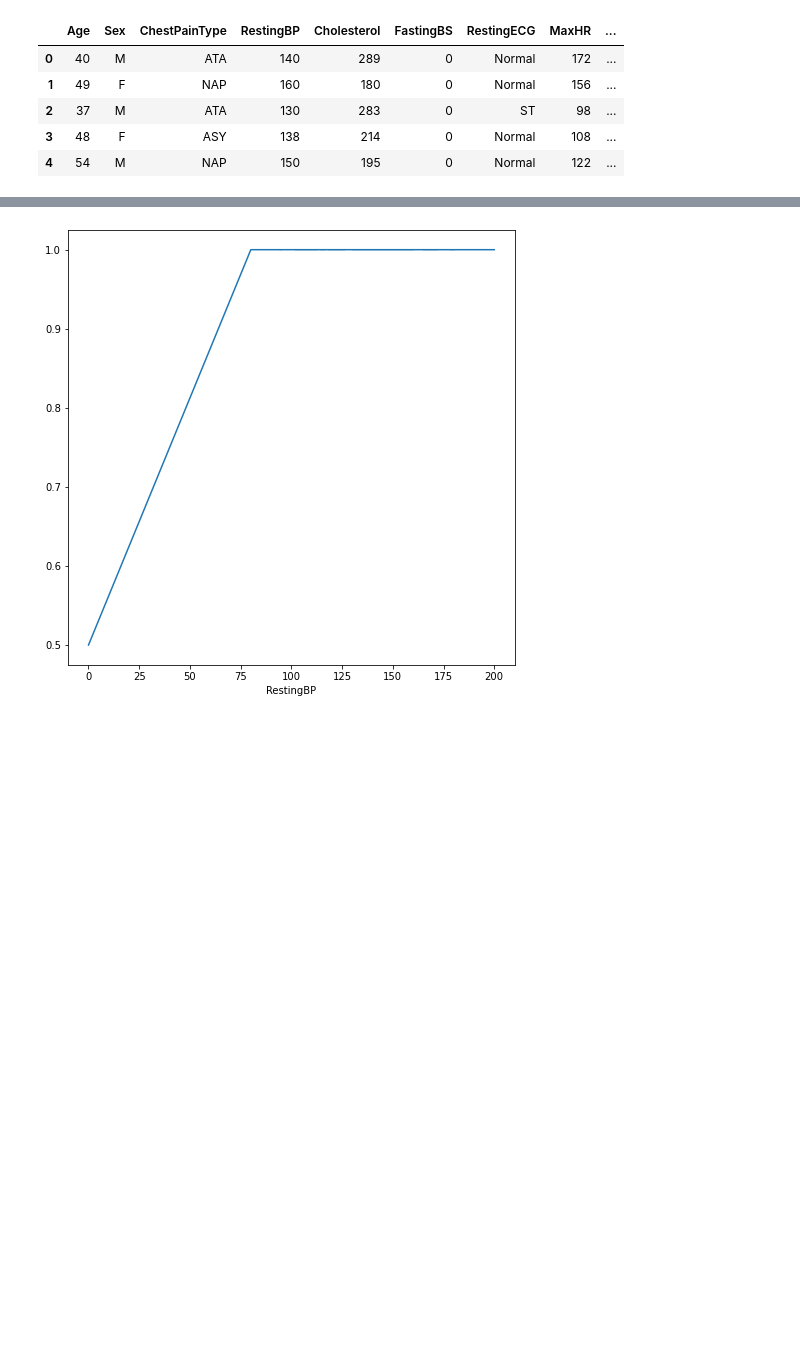
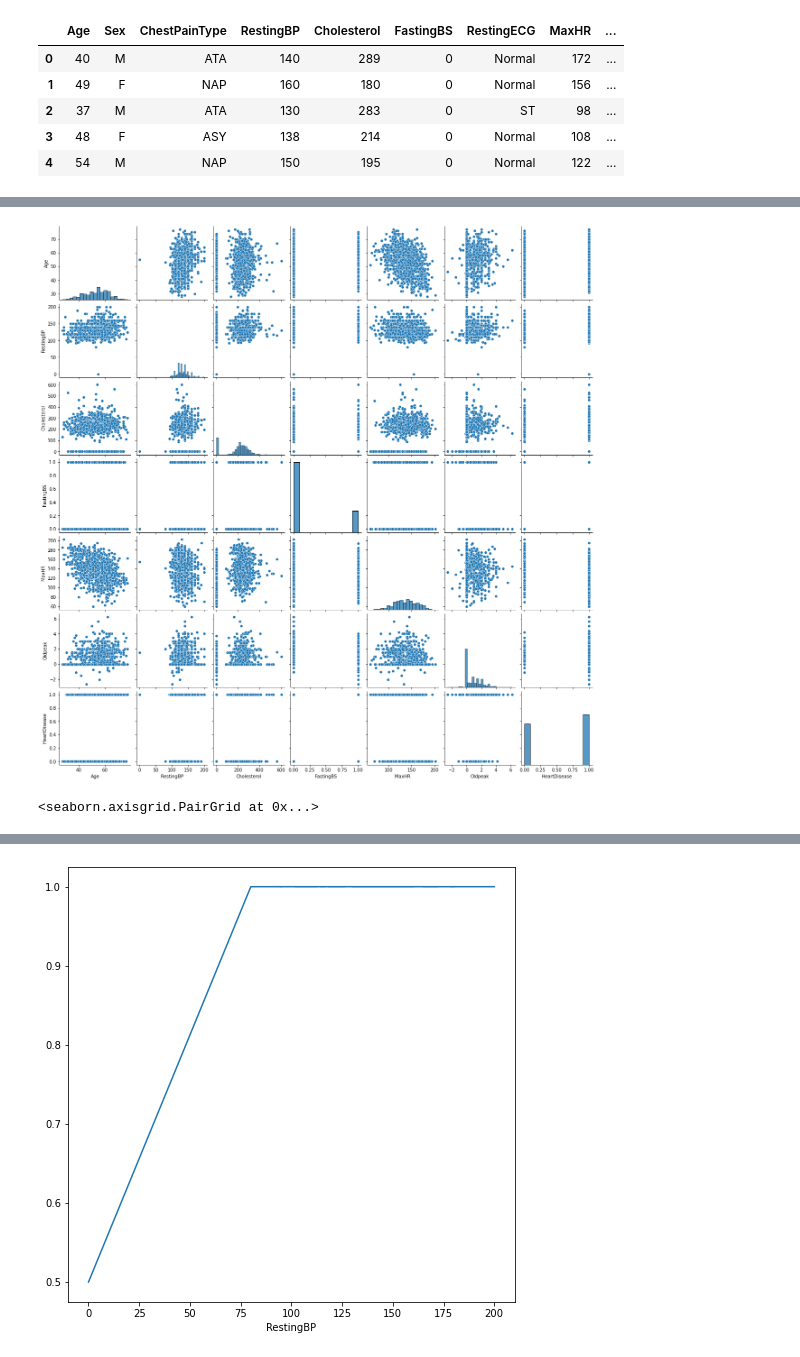
Before and after one commit to allyryry/3950_Workbooks, a Jupyter notebook: assign 1.ipynb, the cells around one changed output, grey strips where cells are left out. Saved outputs shown, nothing was run; the diff lists cells and outputs as text; code cells hidden in the pictures; blank space fills up the shorter version.

```diff
--- a/assign 1.ipynb
+++ b/assign 1.ipynb
@@ -20,0 +98,4 @@ df.head()
+# %%
+df_eda = edaDF(df,"HeartDisease")
+cat = df_eda.setCat(['Sex', 'ChestPainType', 'RestingECG', 'ExerciseAngina', 'ST_Slope'])
+num = df_eda.setNum(['Age', 'RestingBP', 'Cholesterol', 'FastingBS', 'MaxHR', 'Oldpeak', 'HeartDisease'])
@@ -20,0 +123,5 @@ df.head()
+# %%
+df_eda.pair(num)
+# %% [output]
+[figure, added]
+<seaborn.axisgrid.PairGrid at 0x...>
```
Also changed, not shown: parts of 18 cells of this notebook, 2 other files.
